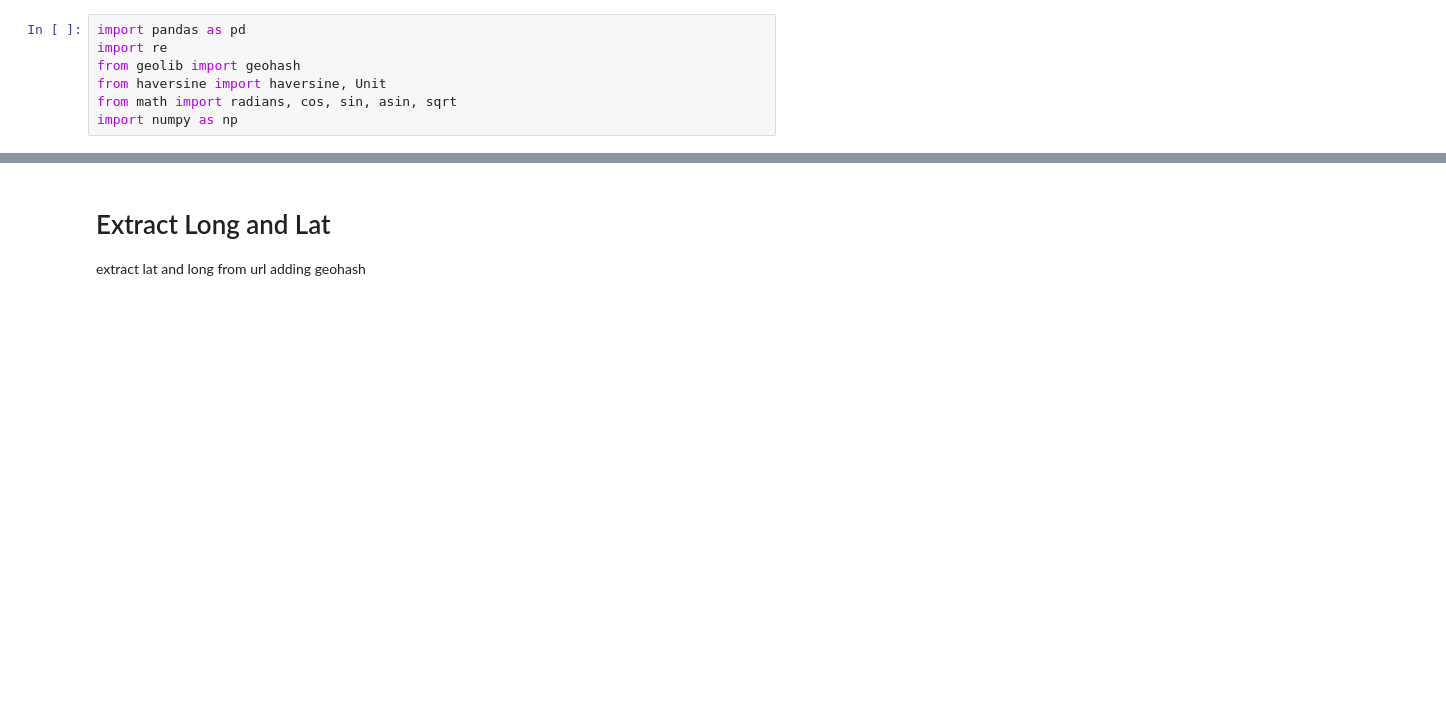
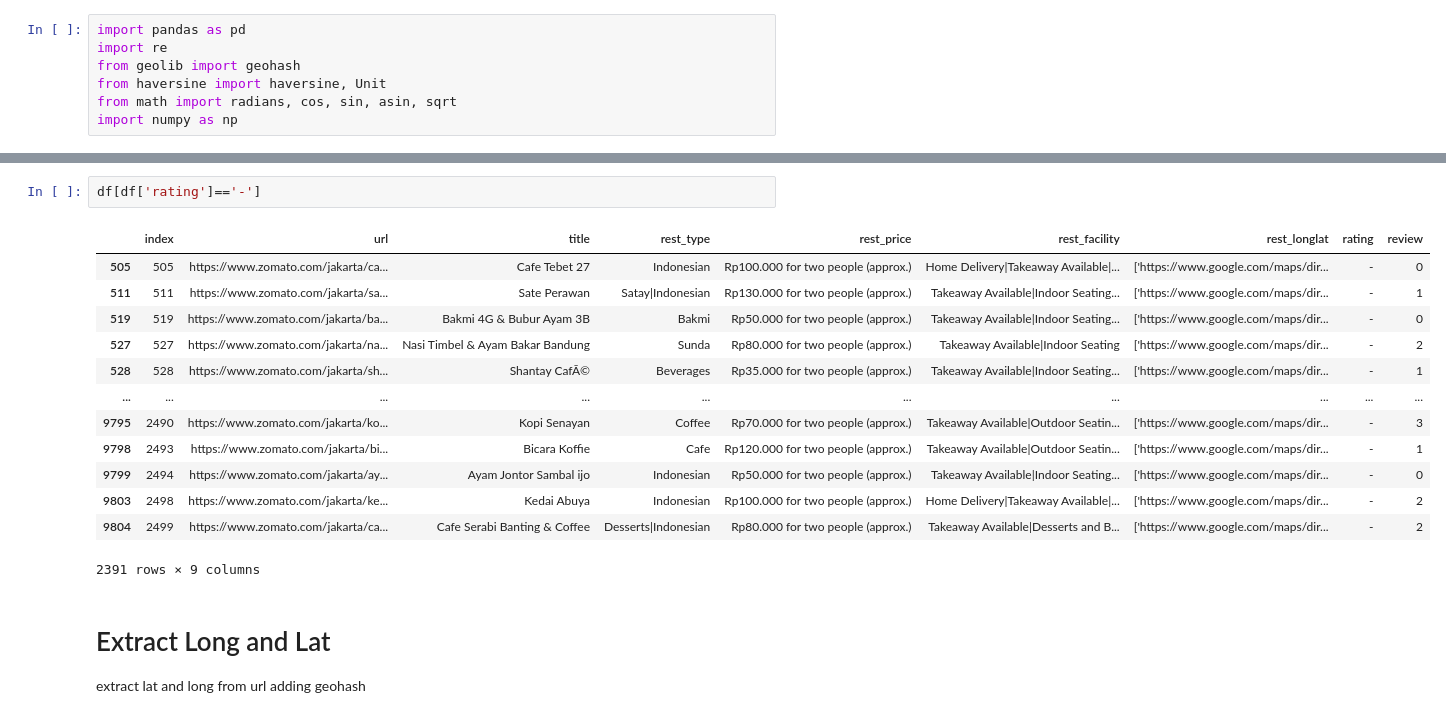
Before and after one commit to adamaulia/AdamThesis, a Jupyter notebook: 2_data_clean_zomato.ipynb, the cells around one changed output, grey strips where cells are left out. Drawn from its saved outputs; the diff is of its cells as text; blank space fills up the shorter version.

```diff
--- a/2_data_clean_zomato.ipynb
+++ b/2_data_clean_zomato.ipynb
@@ -88,3 +87,19 @@ df.head()
+# %%
+df[df['rating']=='-']
+# %% [output]
+|  | index | url | title | rest_type | rest_price | rest_facility | rest_longlat | rating | review |
+| 505 | 505 | https://www.zomato.com/jakarta/ca... | Cafe Tebet 27 | Indonesian | Rp100.000 for two people (approx.) | Home Delivery|Takeaway Available|... | ['https://www.google.com/maps/dir... | - | 0 |
+| 511 | 511 | https://www.zomato.com/jakarta/sa... | Sate Perawan | Satay|Indonesian | Rp130.000 for two people (approx.) | Takeaway Available|Indoor Seating... | ['https://www.google.com/maps/dir... | - | 1 |
+| 519 | 519 | https://www.zomato.com/jakarta/ba... | Bakmi 4G & Bubur Ayam 3B | Bakmi | Rp50.000 for two people (approx.) | Takeaway Available|Indoor Seating... | ['https://www.google.com/maps/dir... | - | 0 |
+| 527 | 527 | https://www.zomato.com/jakarta/na... | Nasi Timbel & Ayam Bakar Bandung | Sunda | Rp80.000 for two people (approx.) | Takeaway Available|Indoor Seating | ['https://www.google.com/maps/dir... | - | 2 |
+| 528 | 528 | https://www.zomato.com/jakarta/sh... | Shantay CafÃ© | Beverages | Rp35.000 for two people (approx.) | Takeaway Available|Indoor Seating... | ['https://www.google.com/maps/dir... | - | 1 |
+| ... | ... | ... | ... | ... | ... | ... | ... | ... | ... |
+| 9795 | 2490 | https://www.zomato.com/jakarta/ko... | Kopi Senayan | Coffee | Rp70.000 for two people (approx.) | Takeaway Available|Outdoor Seatin... | ['https://www.google.com/maps/dir... | - | 3 |
+| 9798 | 2493 | https://www.zomato.com/jakarta/bi... | Bicara Koffie | Cafe | Rp120.000 for two people (approx.) | Takeaway Available|Outdoor Seatin... | ['https://www.google.com/maps/dir... | - | 1 |
+| 9799 | 2494 | https://www.zomato.com/jakarta/ay... | Ayam Jontor Sambal ijo | Indonesian | Rp50.000 for two people (approx.) | Takeaway Available|Indoor Seating... | ['https://www.google.com/maps/dir... | - | 0 |
+| 9803 | 2498 | https://www.zomato.com/jakarta/ke... | Kedai Abuya | Indonesian | Rp100.000 for two people (approx.) | Home Delivery|Takeaway Available|... | ['https://www.google.com/maps/dir... | - | 2 |
+| 9804 | 2499 | https://www.zomato.com/jakarta/ca... | Cafe Serabi Banting & Coffee | Desserts|Indonesian | Rp80.000 for two people (approx.) | Takeaway Available|Desserts and B... | ['https://www.google.com/maps/dir... | - | 2 |
+2391 rows × 9 columns
 # %% [markdown]
 # Extract Long and Lat
 extract lat and long from url
```
Also changed, not shown: parts of 15 cells of this notebook, 11 other files.
